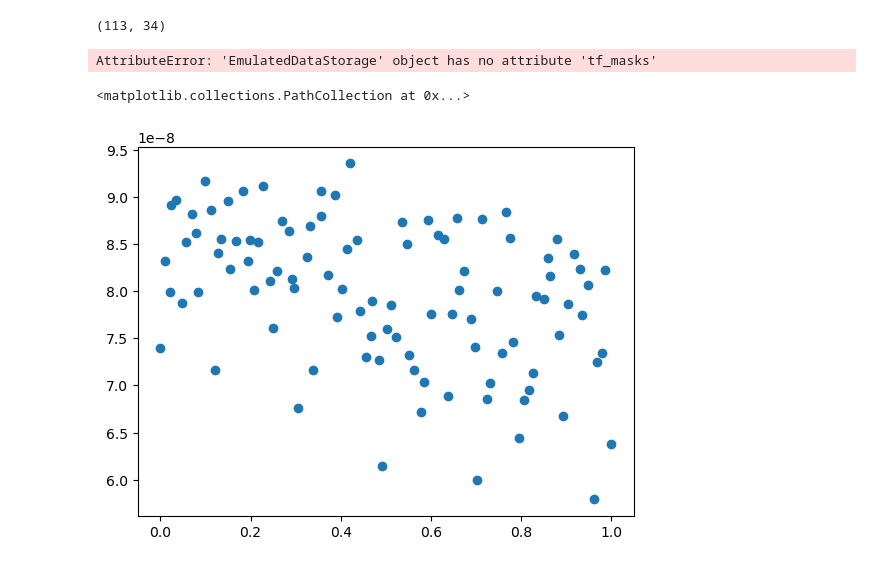
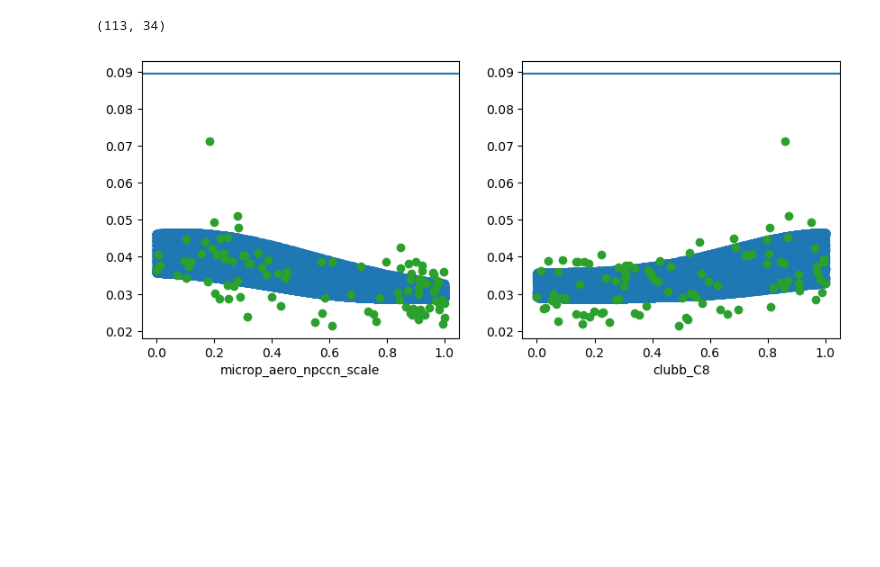
Before and after one commit to yiqioyang/proj2dhullsampler, a Jupyter notebook: notebooks/prepare.ipynb, the cells around one changed output. Drawn from its saved outputs; the diff is of its cells as text; code cells hidden in the pictures; blank space fills up the shorter version.

```diff
--- a/notebooks/prepare.ipynb
+++ b/notebooks/prepare.ipynb
@@ -143,12 +143,6 @@ meta_table.shape
 # %% [output]
 (113, 34)
 # %%
-test_case.visualize_check('TMQ_zonal_-35to-25')
+test_case.visualize_check('TGCLDLWP_zonal_-25to-15')
 # %% [output]
-AttributeError: 'EmulatedDataStorage' object has no attribute 'tf_masks'
+[figure, added]
-# %%
-import matplotlib.pyplot as plt
-plt.scatter(test_case.data_gcm.para_norm.micro_mg_dcs, test_case.data_gcm.ppe_pd['PRECT_zonal_5to10'])
-# %% [output]
-<matplotlib.collections.PathCollection at 0x...>
-[figure, removed]
```
Also changed, not shown: parts of 2 cells of this notebook, 1 other file.
